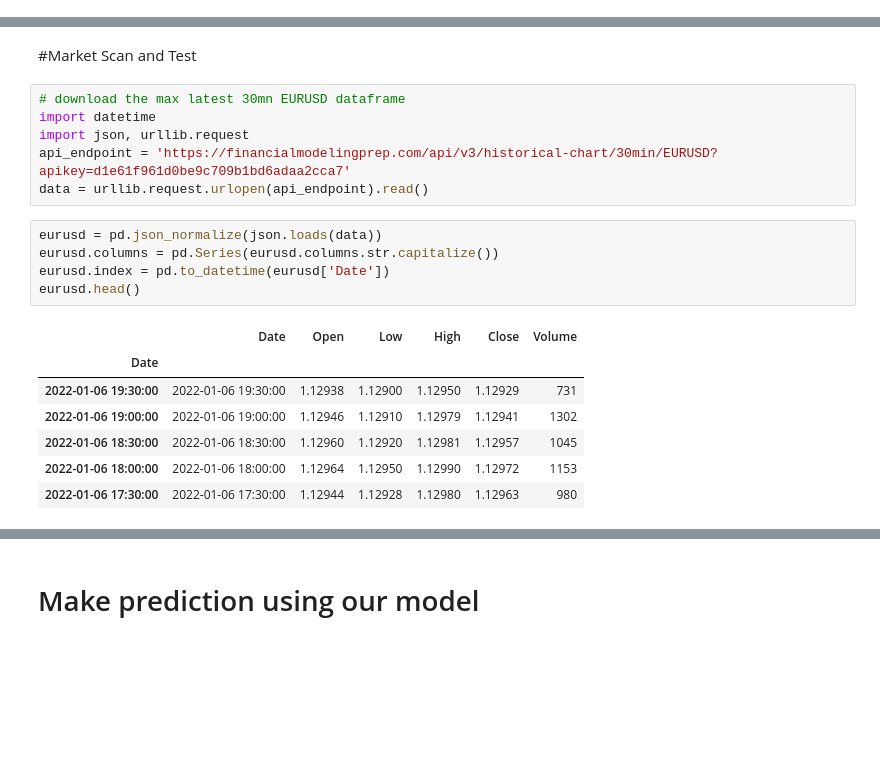
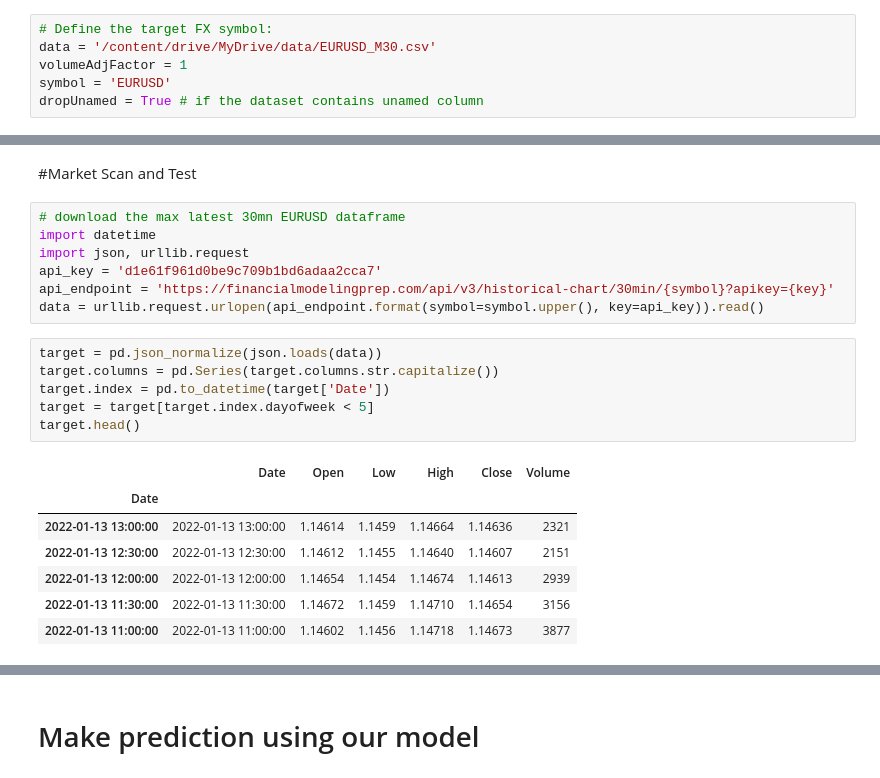
Before and after one commit to ayoubbensakhria/finance_algo, a Jupyter notebook: FXPROBOT.ipynb, the cells around one changed output, grey strips where cells are left out. Cells and saved outputs as stored; diff of their text form; blank space fills up the shorter version.

```diff
--- a/FXPROBOT.ipynb
+++ b/FXPROBOT.ipynb
@@ -2,6 +2,12 @@
 <a href="https://colab.research.google.com/github/ayoubbensakhria/finance_algo/blob/master/FXPROBOT.ipynb" target="_parent"><img src="https://colab.research.google.com/assets/colab-badge.svg" alt="Open In Colab"/></a>
 # %% [markdown]
 # Install the required libraries
+# %%
+# Define the target FX symbol:
+data = '/content/drive/MyDrive/data/EURUSD_M30.csv'
+volumeAdjFactor = 1
+symbol = 'EURUSD'
+dropUnamed = True # if the dataset contains unamed column
 # %%
 import requests
 import math
@@ -339,19 +360,21 @@ Time
 # download the max latest 30mn EURUSD dataframe
 import datetime
 import json, urllib.request
-api_endpoint = 'https://financialmodelingprep.com/api/v3/historical-chart/30min/EURUSD?apikey=d1e61f961d0be9c709b1bd6adaa2cca7'
-data = urllib.request.urlopen(api_endpoint).read()
+api_key = 'd1e61f961d0be9c709b1bd6adaa2cca7'
+api_endpoint = 'https://financialmodelingprep.com/api/v3/historical-chart/30min/{symbol}?apikey={key}'
+data = urllib.request.urlopen(api_endpoint.format(symbol=symbol.upper(), key=api_key)).read()
 # %%
-eurusd = pd.json_normalize(json.loads(data))
-eurusd.columns = pd.Series(eurusd.columns.str.capitalize())
-eurusd.index = pd.to_datetime(eurusd['Date'])
-eurusd.head()
+target = pd.json_normalize(json.loads(data))
+target.columns = pd.Series(target.columns.str.capitalize())
+target.index = pd.to_datetime(target['Date'])
+target = target[target.index.dayofweek < 5]
+target.head()
 # %% [output]
 |  | Date | Open | Low | High | Close | Volume |
 | Date |  |  |  |  |  |  |
-| 2022-01-06 19:30:00 | 2022-01-06 19:30:00 | 1.12938 | 1.12900 | 1.12950 | 1.12929 | 731 |
-| 2022-01-06 19:00:00 | 2022-01-06 19:00:00 | 1.12946 | 1.12910 | 1.12979 | 1.12941 | 1302 |
-| 2022-01-06 18:30:00 | 2022-01-06 18:30:00 | 1.12960 | 1.12920 | 1.12981 | 1.12957 | 1045 |
-| 2022-01-06 18:00:00 | 2022-01-06 18:00:00 | 1.12964 | 1.12950 | 1.12990 | 1.12972 | 1153 |
-| 2022-01-06 17:30:00 | 2022-01-06 17:30:00 | 1.12944 | 1.12928 | 1.12980 | 1.12963 | 980 |
+| 2022-01-13 13:00:00 | 2022-01-13 13:00:00 | 1.14614 | 1.1459 | 1.14664 | 1.14636 | 2321 |
+| 2022-01-13 12:30:00 | 2022-01-13 12:30:00 | 1.14612 | 1.1455 | 1.14640 | 1.14607 | 2151 |
+| 2022-01-13 12:00:00 | 2022-01-13 12:00:00 | 1.14654 | 1.1454 | 1.14674 | 1.14613 | 2939 |
+| 2022-01-13 11:30:00 | 2022-01-13 11:30:00 | 1.14672 | 1.1459 | 1.14710 | 1.14654 | 3156 |
+| 2022-01-13 11:00:00 | 2022-01-13 11:00:00 | 1.14602 | 1.1456 | 1.14718 | 1.14673 | 3877 |
 # %%
```
Also changed, not shown: parts of 27 cells of this notebook.
